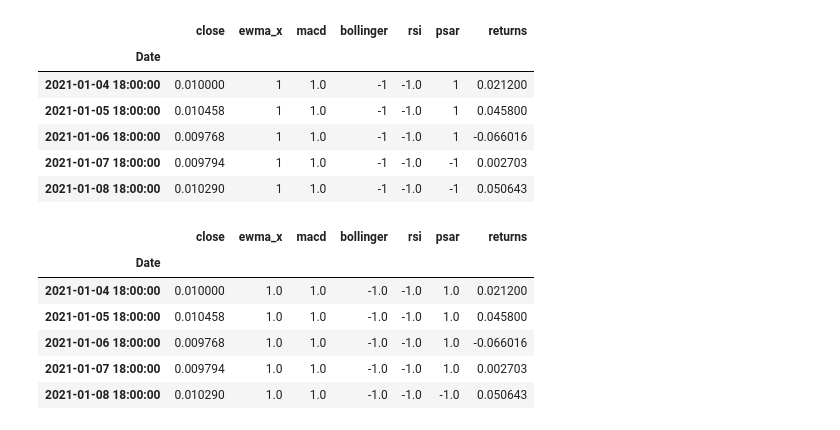
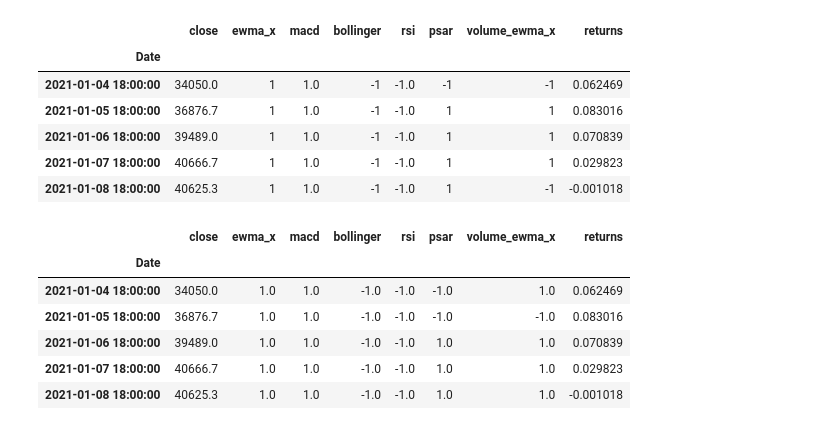
Before and after one commit to stew1922/Crypto_Bandyts, a Jupyter notebook: libs/notebooks/travis.ipynb, the cells around one changed output. Drawn from its saved outputs; the diff is of its cells as text; code cells hidden in the pictures.

```diff
--- a/libs/notebooks/travis.ipynb
+++ b/libs/notebooks/travis.ipynb
@@ -24,12 +31,13 @@ def technical_indicator_signal(asset):
 
     technical_signals = pd.DataFrame({
         'close': asset_df.Close,
-        'ewma_x': ewma_crossover(asset_df).signal,
-        'macd': macd(asset_df).signal,
-        'bollinger': b_band(asset_df).signal,
-        'rsi': rsi(asset_df).signal,
-        'psar': psar(asset_df).signal,
-        'vwap': vwap(asset_df).signal
+        'ewma_x': signals.ewma_crossover(asset_df, period_fast=3, period_slow=7).signal,
+        'macd': signals.macd(asset_df).signal,
+        'bollinger': signals.b_band(asset_df).signal,
+        'rsi': signals.rsi(asset_df, oversold=40, overbought=60).signal,
+        'psar': signals.psar(asset_df).signal,
+        'vwap': signals.vwap(asset_df).signal,
+        'volume_ewma_x': signals.volume_ewma_crossover(asset_df, period_fast=1, period_slow=7).signal
     })
 
     # since VWAP won't work on daily time intervals and greater, we need to check the interval to see if we should include vwap as a column or not
@@ -46,4 +54,5 @@ def technical_indicator_signal(asset):
 
     return technical_signals
 
-technical_signals = technical_indicator_signal('xdg')
+technical_signals = technical_indicator_signal('btc')
+technical_signals.head()
@@ -50,19 +67,19 @@ technical_signals = technical_indicator_signal('xdg')
 # %%
 # trade_cutoff = 1
 
 # btc_df['trade'] = np.where(btc_df.signal >= trade_cutoff, 1, 0)
 
-btc_df.dropna(inplace=True)
-btc_df.drop(columns=['signal'], inplace=True)
-btc_df['returns'] = btc_df.close.pct_change()
-btc_df.tail()
+technical_signals.dropna(inplace=True)
+technical_signals.drop(columns=['signal'], inplace=True)
+technical_signals['returns'] = technical_signals.close.pct_change()
+technical_signals.tail()
 # %% [output]
-|  | close | ewma_x | macd | bollinger | rsi | psar | returns |
-| Date |  |  |  |  |  |  |  |
-| 2021-01-04 18:00:00 | 0.010000 | 1 | 1.0 | -1 | -1.0 | 1 | 0.021200 |
-| 2021-01-05 18:00:00 | 0.010458 | 1 | 1.0 | -1 | -1.0 | 1 | 0.045800 |
-| 2021-01-06 18:00:00 | 0.009768 | 1 | 1.0 | -1 | -1.0 | 1 | -0.066016 |
-| 2021-01-07 18:00:00 | 0.009794 | 1 | 1.0 | -1 | -1.0 | -1 | 0.002703 |
-| 2021-01-08 18:00:00 | 0.010290 | 1 | 1.0 | -1 | -1.0 | -1 | 0.050643 |
+|  | close | ewma_x | macd | bollinger | rsi | psar | volume_ewma_x | returns |
+| Date |  |  |  |  |  |  |  |  |
+| 2021-01-04 18:00:00 | 34050.0 | 1 | 1.0 | -1 | -1.0 | -1 | -1 | 0.062469 |
+| 2021-01-05 18:00:00 | 36876.7 | 1 | 1.0 | -1 | -1.0 | 1 | 1 | 0.083016 |
+| 2021-01-06 18:00:00 | 39489.0 | 1 | 1.0 | -1 | -1.0 | 1 | 1 | 0.070839 |
+| 2021-01-07 18:00:00 | 40666.7 | 1 | 1.0 | -1 | -1.0 | 1 | 1 | 0.029823 |
+| 2021-01-08 18:00:00 | 40625.3 | 1 | 1.0 | -1 | -1.0 | 1 | -1 | -0.001018 |
 # %%
 # create a random forest model for signal weights
@@ -70,15 +87,15 @@ x_var_list = ['ewma_x', 'macd', 'bollinger', 'rsi', 'psar']
 # %%
 days_to_forecast = 1
 
-shifted_df = btc_df
-shifted_df[x_var_list] = shifted_df[x_var_list].shift(days_to_forecast)
-shifted_df.tail()
+training_df = technical_signals
+training_df[x_var_list] = training_df[x_var_list].shift(days_to_forecast)
+training_df.tail()
 # %% [output]
-|  | close | ewma_x | macd | bollinger | rsi | psar | returns |
-| Date |  |  |  |  |  |  |  |
-| 2021-01-04 18:00:00 | 0.010000 | 1.0 | 1.0 | -1.0 | -1.0 | 1.0 | 0.021200 |
-| 2021-01-05 18:00:00 | 0.010458 | 1.0 | 1.0 | -1.0 | -1.0 | 1.0 | 0.045800 |
-| 2021-01-06 18:00:00 | 0.009768 | 1.0 | 1.0 | -1.0 | -1.0 | 1.0 | -0.066016 |
-| 2021-01-07 18:00:00 | 0.009794 | 1.0 | 1.0 | -1.0 | -1.0 | 1.0 | 0.002703 |
-| 2021-01-08 18:00:00 | 0.010290 | 1.0 | 1.0 | -1.0 | -1.0 | -1.0 | 0.050643 |
+|  | close | ewma_x | macd | bollinger | rsi | psar | volume_ewma_x | returns |
+| Date |  |  |  |  |  |  |  |  |
+| 2021-01-04 18:00:00 | 34050.0 | 1.0 | 1.0 | -1.0 | -1.0 | -1.0 | 1.0 | 0.062469 |
+| 2021-01-05 18:00:00 | 36876.7 | 1.0 | 1.0 | -1.0 | -1.0 | -1.0 | -1.0 | 0.083016 |
+| 2021-01-06 18:00:00 | 39489.0 | 1.0 | 1.0 | -1.0 | -1.0 | 1.0 | 1.0 | 0.070839 |
+| 2021-01-07 18:00:00 | 40666.7 | 1.0 | 1.0 | -1.0 | -1.0 | 1.0 | 1.0 | 0.029823 |
+| 2021-01-08 18:00:00 | 40625.3 | 1.0 | 1.0 | -1.0 | -1.0 | 1.0 | 1.0 | -0.001018 |
 # %%
```
Also changed, not shown: parts of 15 cells of this notebook, 2 other files.
